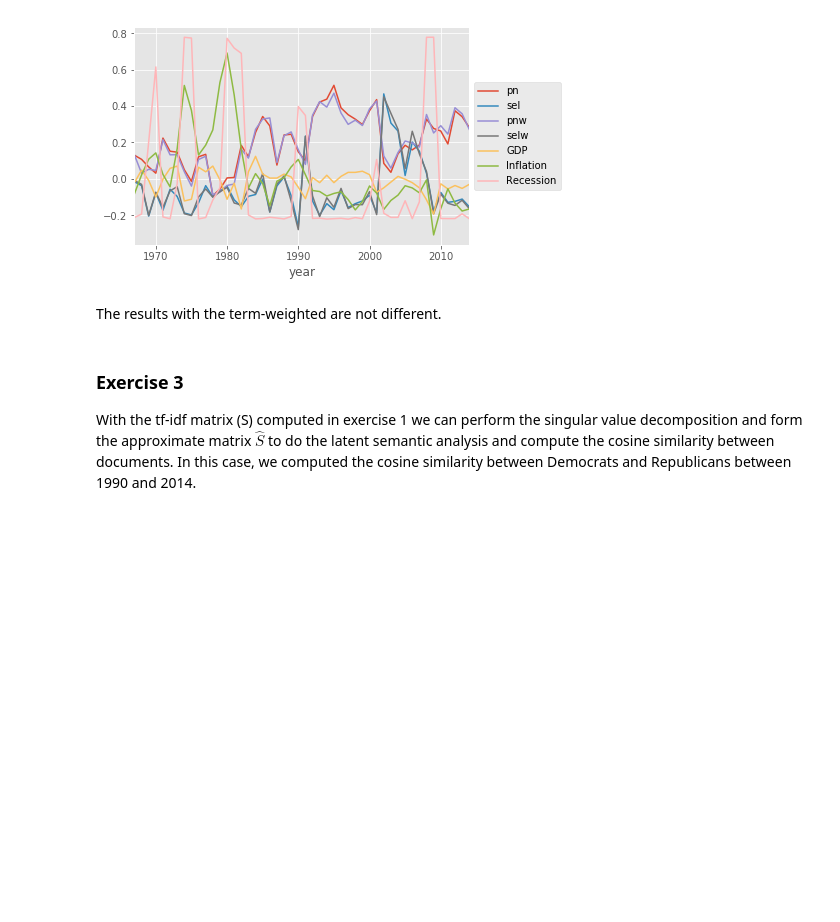
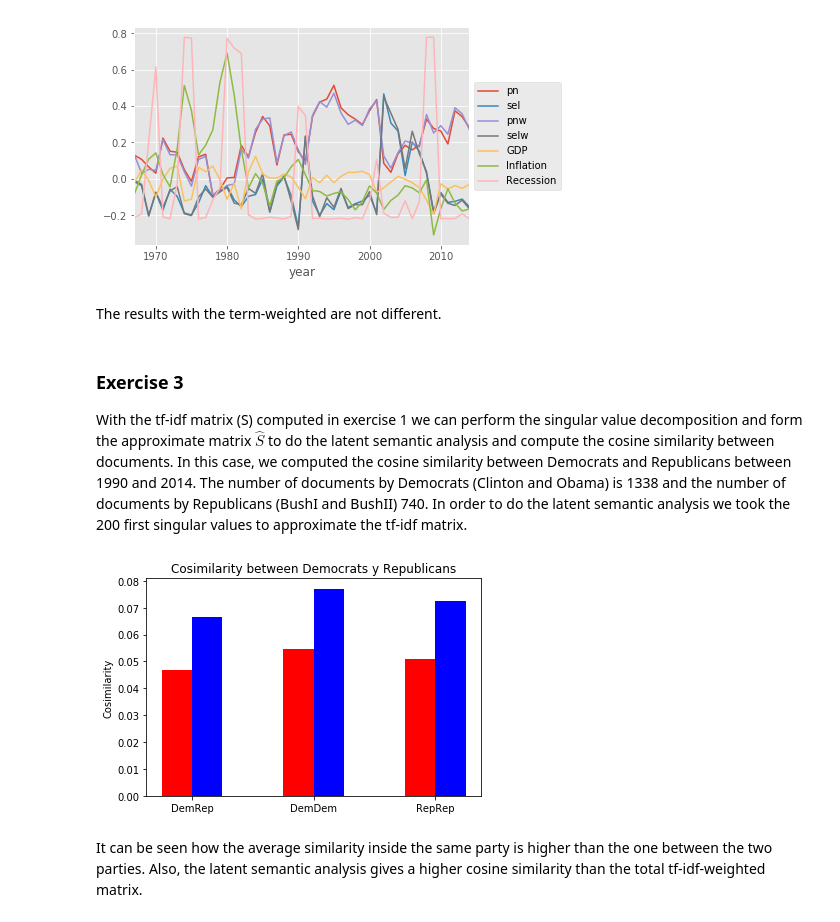
Before and after one commit to Icedgarr/Text-Mining, a Jupyter notebook: hw1/report.ipynb, the cells around one changed output. Saved outputs shown, nothing was run; the diff lists cells and outputs as text; code cells hidden in the pictures; blank space fills up the shorter version.

```diff
--- a/hw1/report.ipynb
+++ b/hw1/report.ipynb
@@ -214,4 +206,75 @@ The results with the term-weighted are not different.
 # %% [markdown]
 ### Exercise 3
 
-With the tf-idf matrix (S) computed in exercise 1 we can perform the singular value decomposition and form the approximate matrix $\hat{S}$ to do the latent semantic analysis and compute the cosine similarity between documents. In this case, we computed the cosine similarity between Democrats and Republicans between 1990 and 2014.
+With the tf-idf matrix (S) computed in exercise 1 we can perform the singular value decomposition and form the approximate matrix $\hat{S}$ to do the latent semantic analysis and compute the cosine similarity between documents. In this case, we computed the cosine similarity between Democrats and Republicans between 1990 and 2014. The number of documents by Democrats (Clinton and Obama) is 1338 and the number of documents by Republicans (BushI and BushII) 740. In order to do the latent semantic analysis we took the 200 first singular values to approximate the tf-idf matrix.
+# %%
+#Define party of each president
+presis = pd.DataFrame(data['president'].unique())
+presis['party'] = ['Rep','Dem','Rep','Dem']
+presis.columns=['president','party']
+
+data = data.join(presis.set_index('president'),on = 'president')
+
+#Create the approximate matrix S_hat
+S = tfidfmat.copy()
+
+S_svd = np.linalg.svd(S)
+
+A = S_svd[0]
+V = np.vstack((np.diag(S_svd[1]),np.zeros(shape=(len(S)-len(S_svd[1]),len(S_svd[1])))))
+B = S_svd[2]
+
+out = list(range(200,len(S_svd[1])))
+V[out] = 0
+S_hat = A.dot(V).dot(B)
+
+# Cosine similarities:
+def cos_sim (doc1, doc2):
+    if np.sum(doc1)==0 or np.sum(doc2)==0:
+        sim = 0
+    else:
+        sim = np.dot(doc1,doc2)/(np.sqrt(np.dot(doc1,doc1))*np.sqrt(np.dot(doc2,doc2)))
+    return (sim)
+
+#Divide the documents between democrats and Repoblicans
+S_Dem = S[data['party']=='Dem']
+S_Rep = S[data['party']=='Rep']
+
+S_hat_Dem = S_hat[data['party']=='Dem']
+S_hat_Rep = S_hat[data['party']=='Rep']
+
+#Compute the cosine similarities
+
+#Between parties
+DemRep = np.mean([cos_sim(S_Dem[i],S_Rep[j]) for i in range(S_Dem.shape[0]) for j in range(S_Rep.shape[0])])
+DemRep_hat = np.mean([cos_sim(S_hat_Dem[i],S_hat_Rep[j]) for i in range(S_hat_Dem.shape[0]) for j in range(S_hat_Rep.shape[0])])
+
+#Between the democrats
+Dem2 = np.mean([cos_sim(S_Dem[i],S_Dem[j]) for i in range(S_Dem.shape[0]) for j in range(S_Dem.shape[0])])
+Dem2_hat = np.mean([cos_sim(S_hat_Dem[i],S_hat_Dem[j]) for i in range(S_hat_Dem.shape[0]) for j in range(S_hat_Dem.shape[0])])
+
+#Between the Republicans
+Rep2 = np.mean([cos_sim(S_Rep[i],S_Rep[j]) for i in range(S_Rep.shape[0]) for j in range(S_Rep.shape[0])])
+Rep2_hat = np.mean([cos_sim(S_hat_Rep[i],S_hat_Rep[j]) for i in range(S_hat_Rep.shape[0]) for j in range(S_hat_Rep.shape[0])])
+
+#Plot the cosine similarities
+%matplotlib inline
+ind = np.arange(3)
+width = 0.25
+
+no_hat_values = (DemRep, Dem2, Rep2)
+hat_values = (DemRep_hat, Dem2_hat, Rep2_hat)
+
+fig, ax = plt.subplots()
+rects1 = ax.bar(ind, no_hat_values, width, color='r')
+rects2 = ax.bar(ind + width, hat_values, width, color='b')
+
+ax.set_ylabel('Cosimilarity')
+ax.set_title('Cosimilarity between Democrats y Republicans')
+ax.set_xticks(ind + width / 2)
+ax.set_xticklabels(('DemRep', 'DemDem', 'RepRep'))
+plt.show()
+# %% [output]
+[figure, added]
+# %% [markdown]
+It can be seen how the average similarity inside the same party is higher than the one between the two parties. Also, the latent semantic analysis gives a higher cosine similarity than the total tf-idf-weighted matrix.
```
Also changed, not shown: parts of 3 cells of this notebook, 1 other file.
